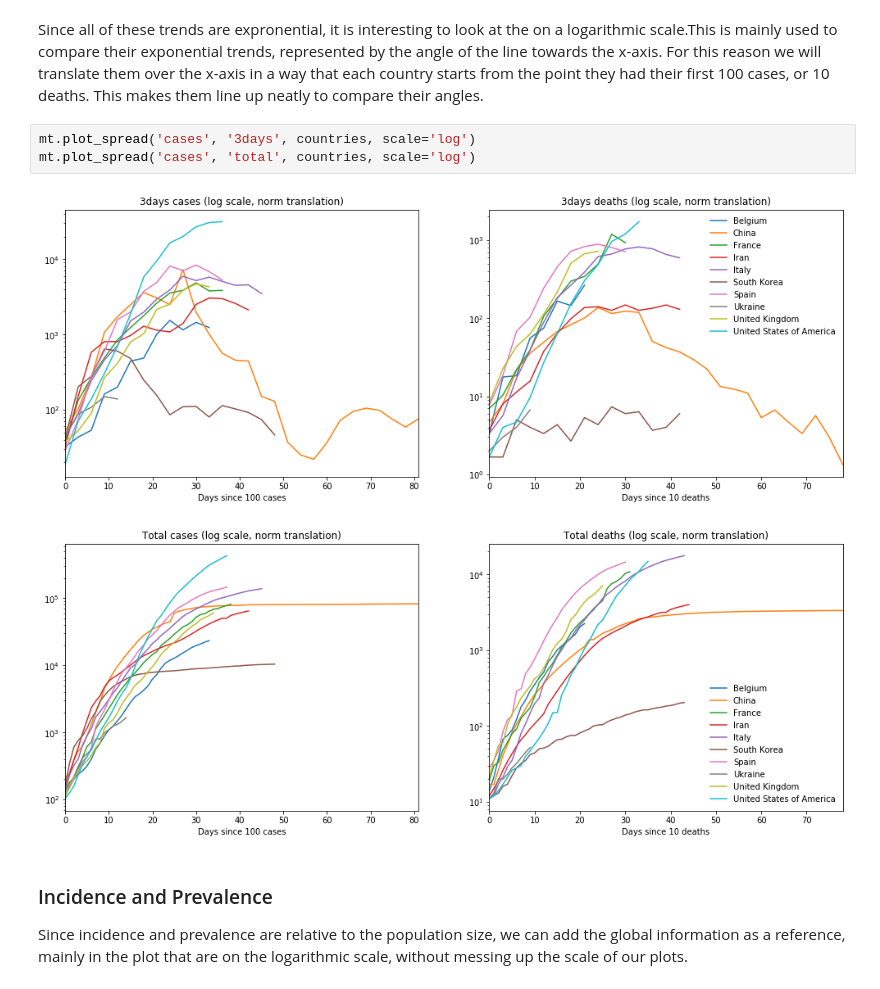
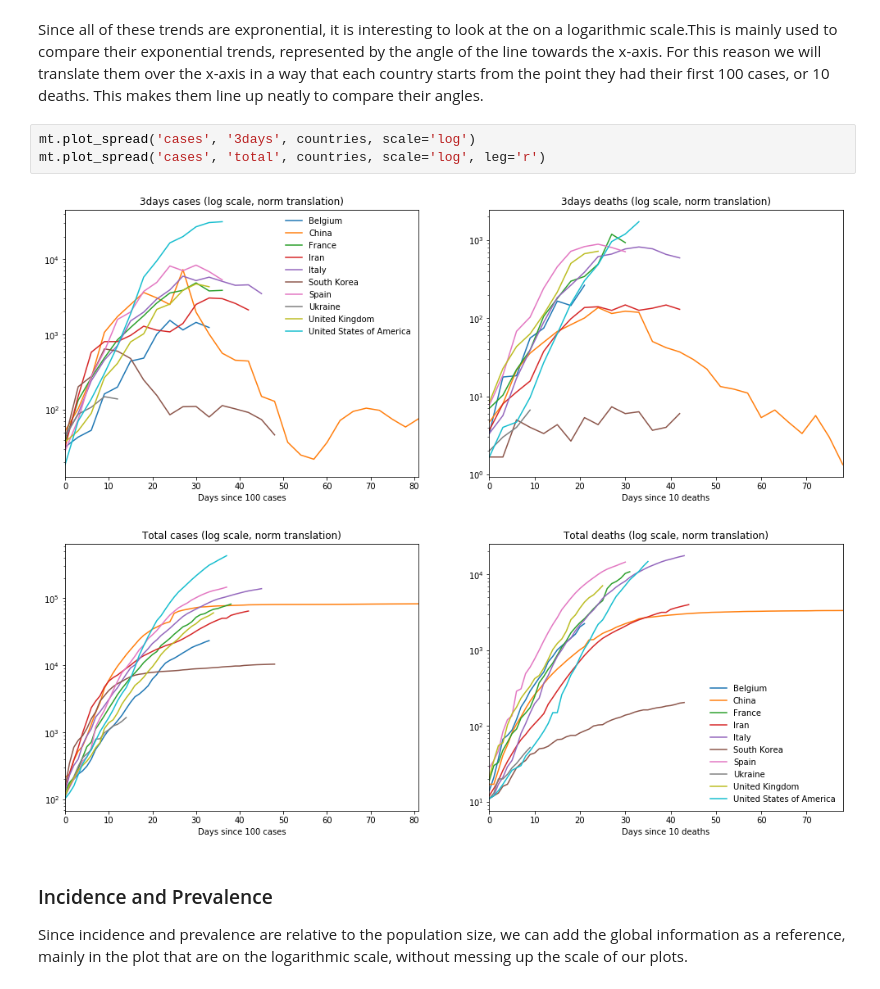
Before and after one commit to simon-verheyen/Portfolio, a Jupyter notebook: COVID-data/Visualization/Countries_Of_Interest.ipynb, the cells around one changed output. Saved outputs shown, nothing was run; the diff lists cells and outputs as text.

```diff
--- a/COVID-data/Visualization/Countries_Of_Interest.ipynb
+++ b/COVID-data/Visualization/Countries_Of_Interest.ipynb
@@ -54,9 +55,9 @@ mt.plot_spread('cases', 'total', countries)
 Since all of these trends are expronential, it is interesting to look at the on a logarithmic scale.This is mainly used to compare their exponential trends, represented by the angle of the line towards the x-axis. For this reason we will translate them over the x-axis in a way that each country starts from the point they had their first 100 cases, or 10 deaths. This makes them line up neatly to compare their angles.
 # %%
 mt.plot_spread('cases', '3days', countries, scale='log')
-mt.plot_spread('cases', 'total', countries, scale='log')
+mt.plot_spread('cases', 'total', countries, scale='log', leg='r')
 # %% [output]
-[figure, old version]
+[figure, new version]
 [figure]
 # %% [markdown]
 ### Incidence and Prevalence
```
Also changed, not shown: parts of 5 cells of this notebook, 11 other files.
